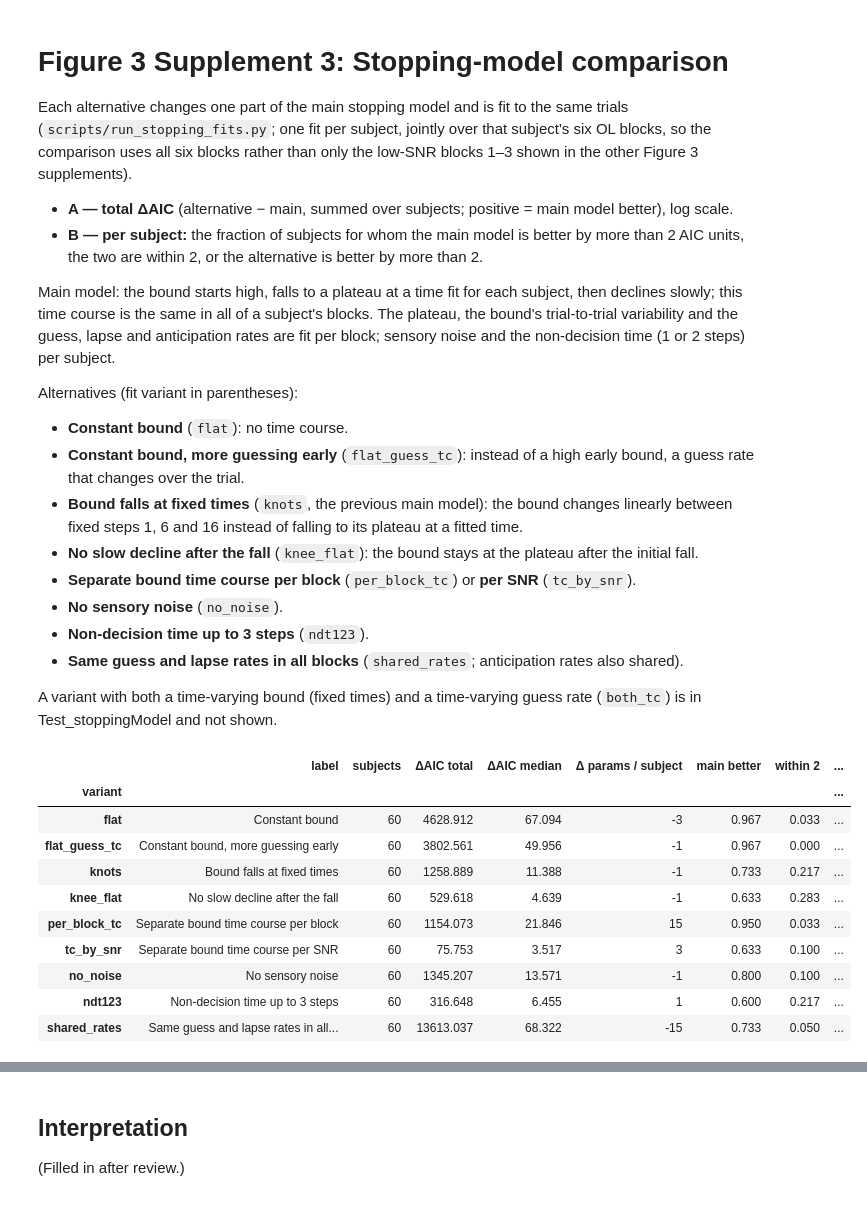
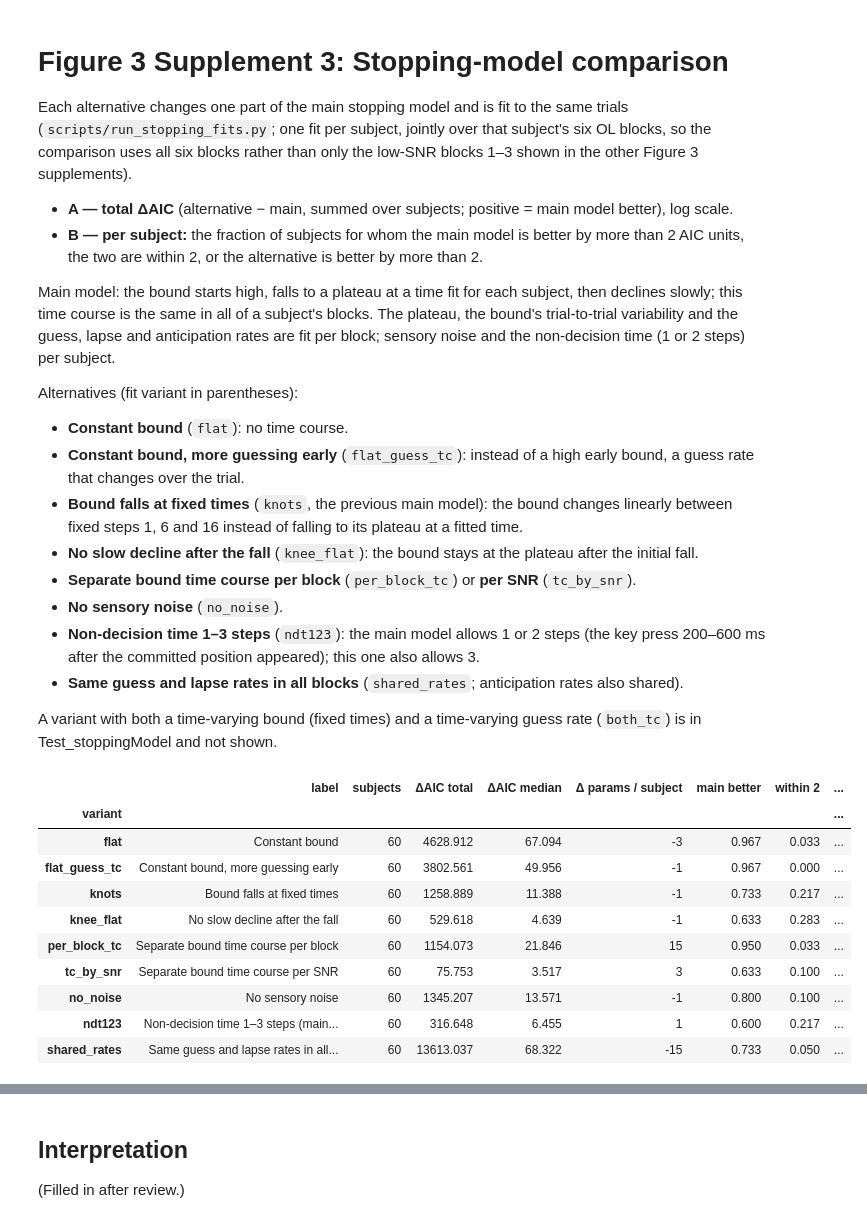
Before and after one commit to TheGoldLab/ms_2026_kalburge_etal_elife, a Jupyter notebook: notebooks/Figure03S03_modelComparison.ipynb, the cells around one changed output, grey strips where cells are left out. Cells and saved outputs as stored; diff of their text form; code cells hidden in the pictures.

Commit message:
Figure03S03: clarify the non-decision-time alternative
Co-Authored-By: Claude Opus 5.5 <noreply@anthropic.com>

```diff
--- a/notebooks/Figure03S03_modelComparison.ipynb
+++ b/notebooks/Figure03S03_modelComparison.ipynb
@@ -31,7 +31,8 @@ Alternatives (fit variant in parentheses):
 - **Separate bound time course per block** (`per_block_tc`) or **per SNR**
   (`tc_by_snr`).
 - **No sensory noise** (`no_noise`).
-- **Non-decision time up to 3 steps** (`ndt123`).
+- **Non-decision time 1–3 steps** (`ndt123`): the main model allows 1 or 2 steps
+  (the key press 200–600 ms after the committed position appeared); this one also allows 3.
 - **Same guess and lapse rates in all blocks** (`shared_rates`; anticipation
   rates also shared).
 
@@ -63,38 +64,38 @@ VARIANTS = {   # file suffix: label
     'per_block_tc': 'Separate bound time course per block',
     'tc_by_snr': 'Separate bound time course per SNR',
     'no_noise': 'No sensory noise',
-    'ndt123': 'Non-decision time up to 3 steps',
+    'ndt123': 'Non-decision time 1–3 steps (main: 1–2)',
     'shared_rates': 'Same guess and lapse rates in all blocks',
 }
 
 def _per_subject(variant):
     f = pd.read_pickle(PROCESSED / f'stopping_fits_{variant}.pkl')
     s = f[f.task == TASK].groupby('subject_index').first()
     return pd.DataFrame({'aic': 2 * s.nll + 2 * s.n_params, 'n_params': s.n_params, 'success': s.success})
 
 main = _per_subject('main')
 rows = []
 for v, label in VARIANTS.items():
     alt = _per_subject(v)
     d = (alt.aic - main.aic).dropna()
     rows.append({'variant': v, 'label': label, 'subjects': len(d), 'ΔAIC total': d.sum(), 'ΔAIC median': d.median(),
                  'Δ params / subject': int((alt.n_params - main.n_params).median()),
                  'main better': np.mean(d > AIC_MARGIN), 'within 2': np.mean(d.abs() <= AIC_MARGIN),
                  'alternative better': np.mean(d < -AIC_MARGIN),
                  'not converged (alt / main)': f'{int((~alt.success).sum())} / {int((~main.success).sum())}'})
 comp = pd.DataFrame(rows).set_index('variant')
 display(comp.round(3))
 # %% [output]
 |  | label | subjects | ΔAIC total | ΔAIC median | Δ params / subject | main better | within 2 | ... |
 | variant |  |  |  |  |  |  |  | ... |
 | flat | Constant bound | 60 | 4628.912 | 67.094 | -3 | 0.967 | 0.033 | ... |
 | flat_guess_tc | Constant bound, more guessing early | 60 | 3802.561 | 49.956 | -1 | 0.967 | 0.000 | ... |
 | knots | Bound falls at fixed times | 60 | 1258.889 | 11.388 | -1 | 0.733 | 0.217 | ... |
 | knee_flat | No slow decline after the fall | 60 | 529.618 | 4.639 | -1 | 0.633 | 0.283 | ... |
 | per_block_tc | Separate bound time course per block | 60 | 1154.073 | 21.846 | 15 | 0.950 | 0.033 | ... |
 | tc_by_snr | Separate bound time course per SNR | 60 | 75.753 | 3.517 | 3 | 0.633 | 0.100 | ... |
 | no_noise | No sensory noise | 60 | 1345.207 | 13.571 | -1 | 0.800 | 0.100 | ... |
-| ndt123 | Non-decision time up to 3 steps | 60 | 316.648 | 6.455 | 1 | 0.600 | 0.217 | ... |
+| ndt123 | Non-decision time 1–3 steps (main... | 60 | 316.648 | 6.455 | 1 | 0.600 | 0.217 | ... |
 | shared_rates | Same guess and lapse rates in all... | 60 | 13613.037 | 68.322 | -15 | 0.733 | 0.050 | ... |
 # %%
 CM = 1 / 2.54
```
Also changed, not shown: parts of 1 cell of this notebook.
